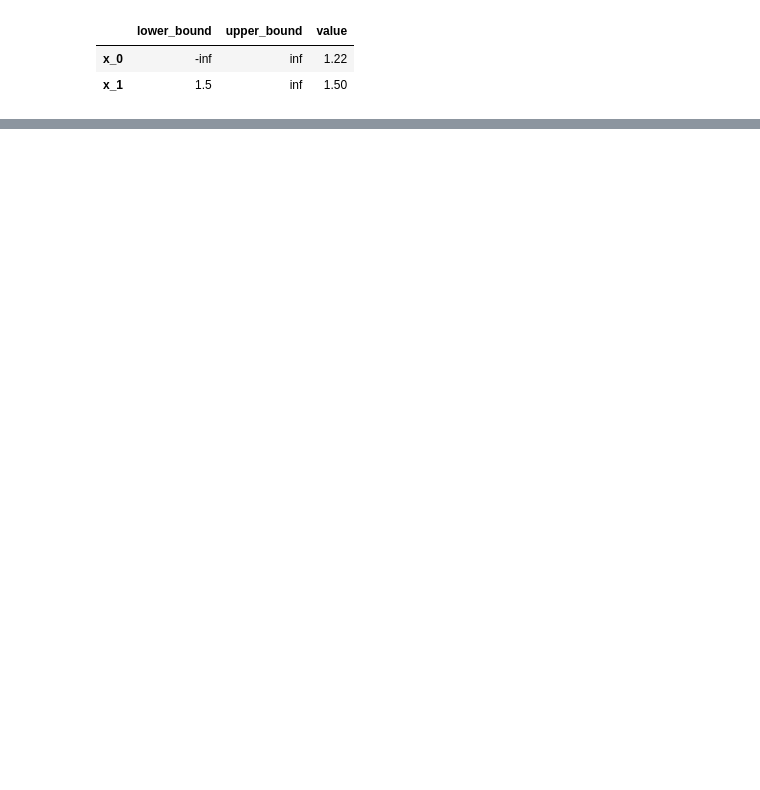
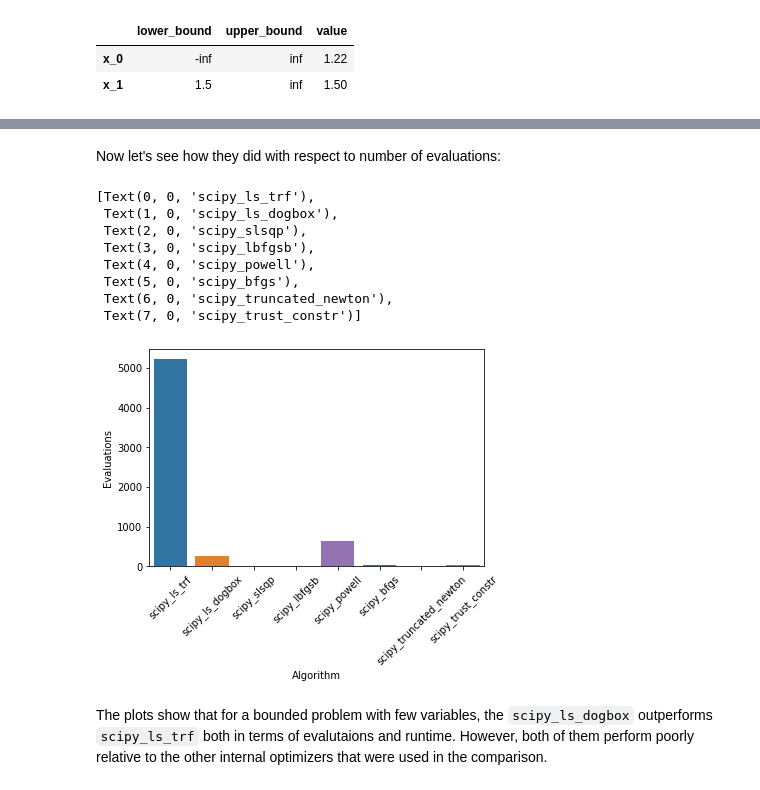
Before and after one commit to yradeva93/Estimagic-Least-Squares-Example, a Jupyter notebook: Estimagic With Least Squares.ipynb, the cells around one changed output, grey strips where cells are left out. Drawn from its saved outputs; the diff is of its cells as text; code cells hidden in the pictures; blank space fills up the shorter version.

```diff
--- a/Estimagic With Least Squares.ipynb
+++ b/Estimagic With Least Squares.ipynb
@@ -389,0 +474,25 @@ _ = sns.barplot(x="Method", y="Evaluations", data=results)
+# %% [markdown]
+Now let's see how they did with respect to number of evaluations:
+# %%
+res_data = []
+for i in ALGORITHMS:
+    res_data.append((i, res[i]['n_criterion_evaluations']))
+
+results = pd.DataFrame(
+        data=res_data,
+    columns=["Algorithm", "Evaluations"]
+)
+_ = sns.barplot(x="Algorithm", y="Evaluations", data=results)
+_.set_xticklabels(_.get_xticklabels(), rotation=45)
+# %% [output]
+[Text(0, 0, 'scipy_ls_trf'),
+ Text(1, 0, 'scipy_ls_dogbox'),
+ Text(2, 0, 'scipy_slsqp'),
+ Text(3, 0, 'scipy_lbfgsb'),
+ Text(4, 0, 'scipy_powell'),
+ Text(5, 0, 'scipy_bfgs'),
+ Text(6, 0, 'scipy_truncated_newton'),
+ Text(7, 0, 'scipy_trust_constr')]
+[figure, added]
+# %% [markdown]
+The plots show that for a bounded problem with few variables, the `scipy_ls_dogbox` outperforms `scipy_ls_trf` both in terms of evalutaions and runtime. However, both of them perform poorly relative to the other internal optimizers that were used in the comparison.
```
Also changed, not shown: parts of 55 cells of this notebook.
